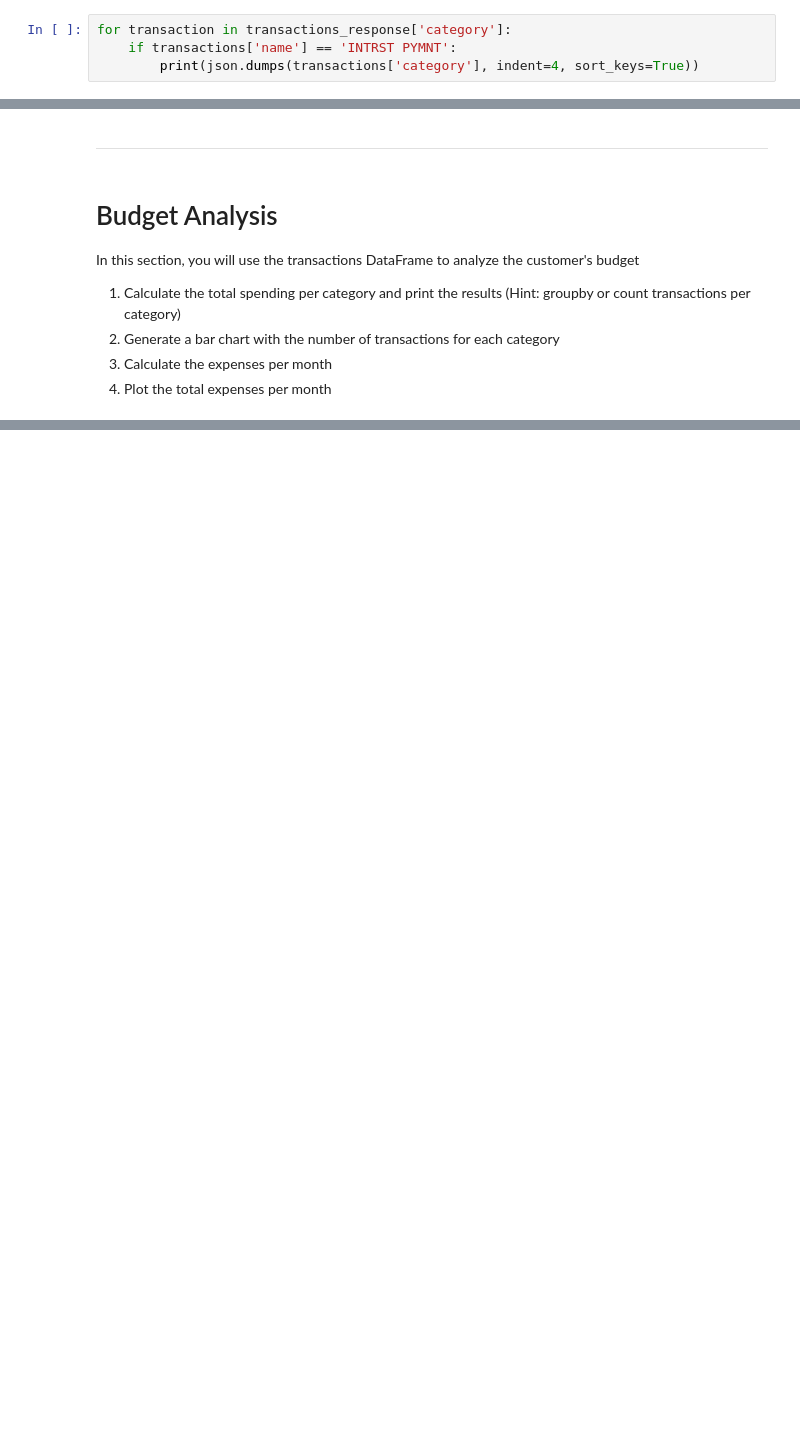
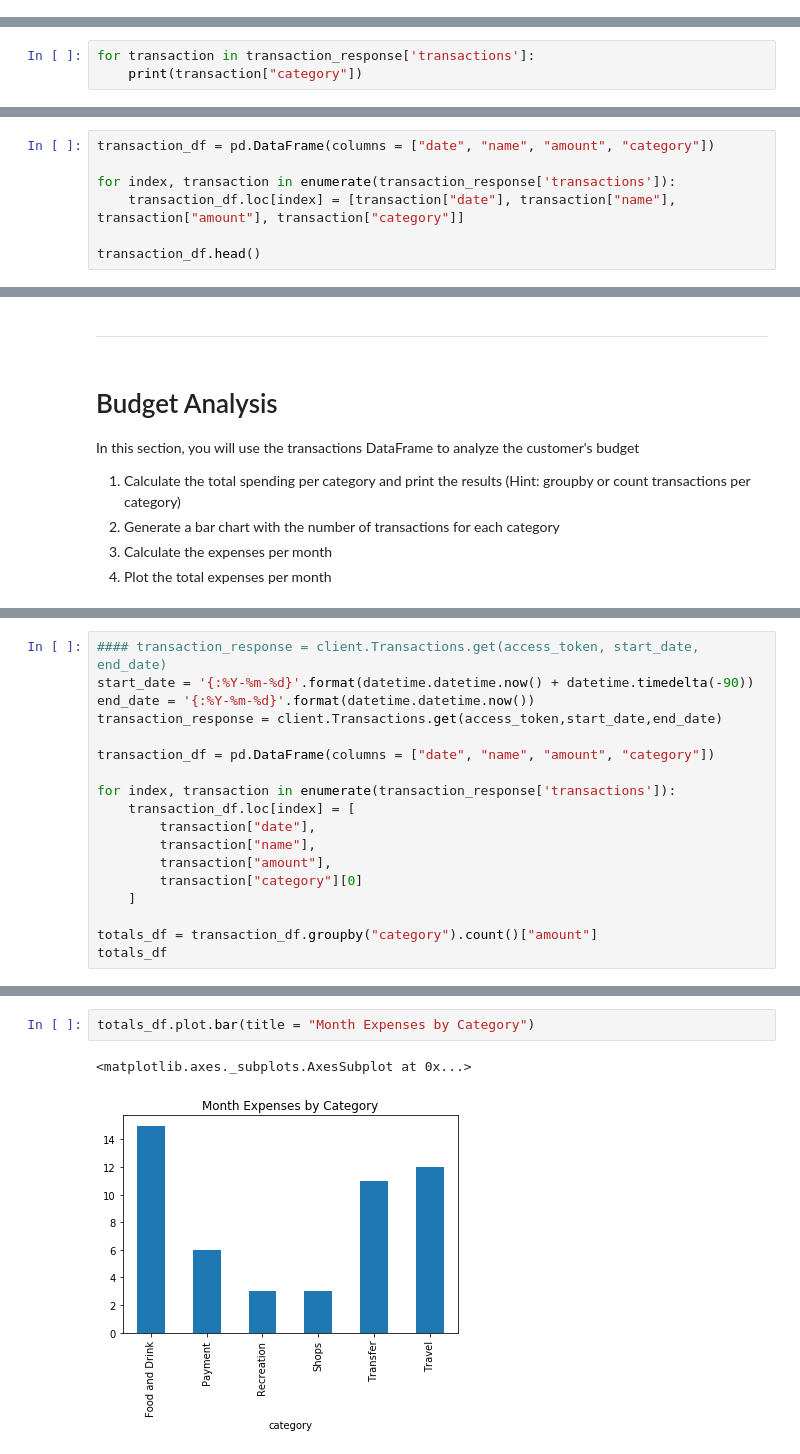
Before and after one commit to CPix18/MyFinTechRepo, a Jupyter notebook: HW4- API/Instructions/Starter_Code/account_summary.ipynb, the cells around one changed output, grey strips where cells are left out. Saved outputs shown, nothing was run; the diff lists cells and outputs as text; blank space fills up the shorter version.

```diff
--- a/HW4- API/Instructions/Starter_Code/account_summary.ipynb
+++ b/HW4- API/Instructions/Starter_Code/account_summary.ipynb
@@ -103,6 +87,2 @@ transaction_response = client.Transactions.get(access_token,start_date,end_date)
 # %% [markdown]
 ### 2. Print the categories for each transaction
-# %%
-for transaction in transactions_response['category']:
-    if transactions['name'] == 'INTRST PYMNT':
-        print(json.dumps(transactions['category'], indent=4, sort_keys=True))
@@ -126,0 +89,3 @@ for transaction in transactions_response['category']:
+# %%
+for transaction in transaction_response['transactions']:
+    print(transaction["category"])
@@ -128,3 +112,10 @@ for transaction in transactions_response['category']:
 ### 3. Create a new DataFrame using the following fields from the JSON transaction data: date, name, amount, category.
 
 (For categories with more than one label, just use the first category label in the list)
+# %%
+transaction_df = pd.DataFrame(columns = ["date", "name", "amount", "category"])
+
+for index, transaction in enumerate(transaction_response['transactions']):
+    transaction_df.loc[index] = [transaction["date"], transaction["name"], transaction["amount"], transaction["category"]]
+
+transaction_df.head()
@@ -161,0 +200,18 @@ In this section, you will use the transactions DataFrame to analyze the customer
+# %%
+#### transaction_response = client.Transactions.get(access_token, start_date, end_date)
+start_date = '{:%Y-%m-%d}'.format(datetime.datetime.now() + datetime.timedelta(-90))
+end_date = '{:%Y-%m-%d}'.format(datetime.datetime.now())
+transaction_response = client.Transactions.get(access_token,start_date,end_date)
+
+transaction_df = pd.DataFrame(columns = ["date", "name", "amount", "category"])
+
+for index, transaction in enumerate(transaction_response['transactions']):
+    transaction_df.loc[index] = [
+        transaction["date"],
+        transaction["name"],
+        transaction["amount"],
+        transaction["category"][0]
+    ]
+
+totals_df = transaction_df.groupby("category").count()["amount"]
+totals_df
@@ -161,0 +227,5 @@ In this section, you will use the transactions DataFrame to analyze the customer
+# %%
+totals_df.plot.bar(title = "Month Expenses by Category")
+# %% [output]
+<matplotlib.axes._subplots.AxesSubplot at 0x...>
+[figure, added]
```
Also changed, not shown: parts of 19 cells of this notebook, 42 other files.
